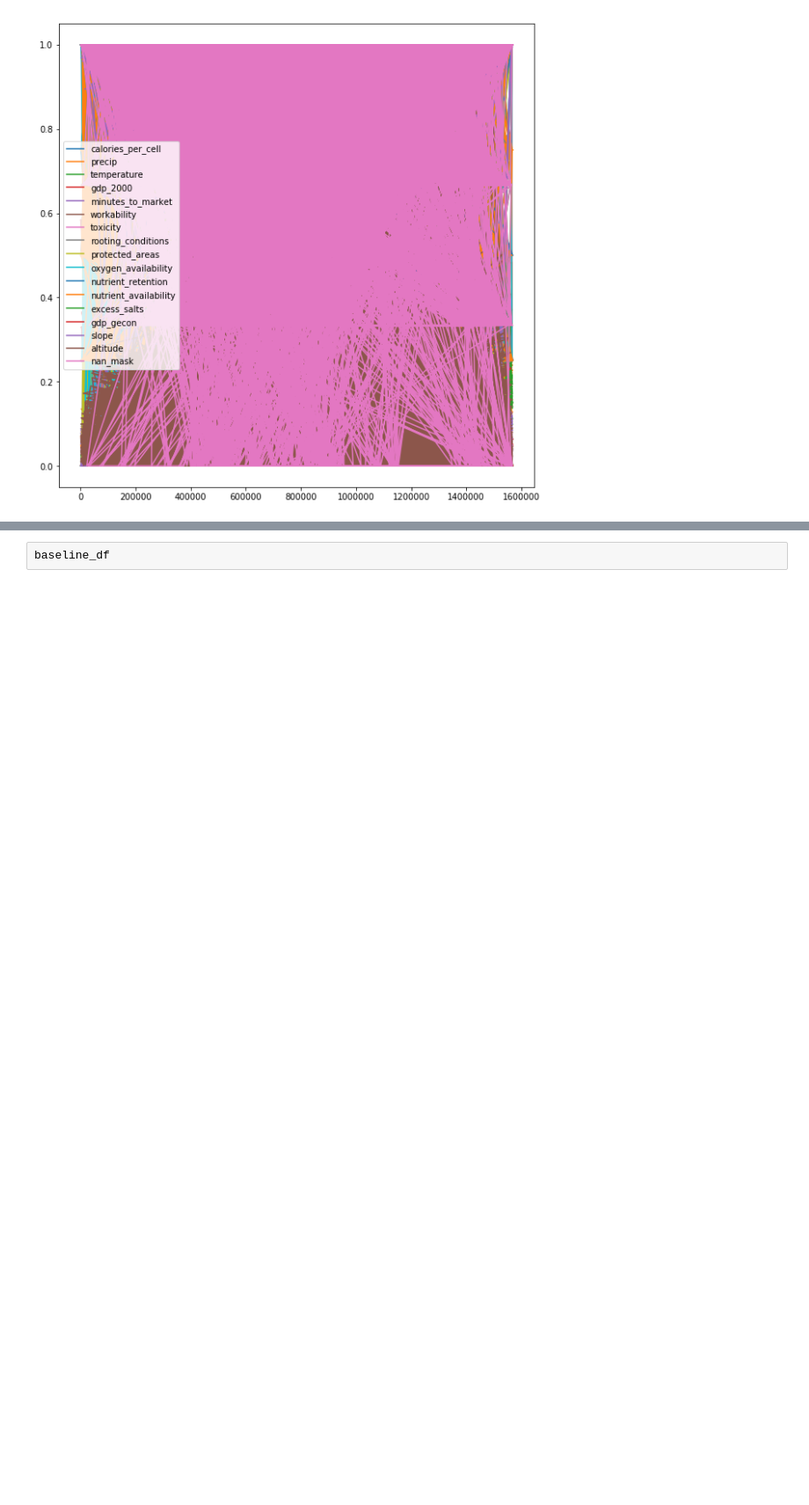
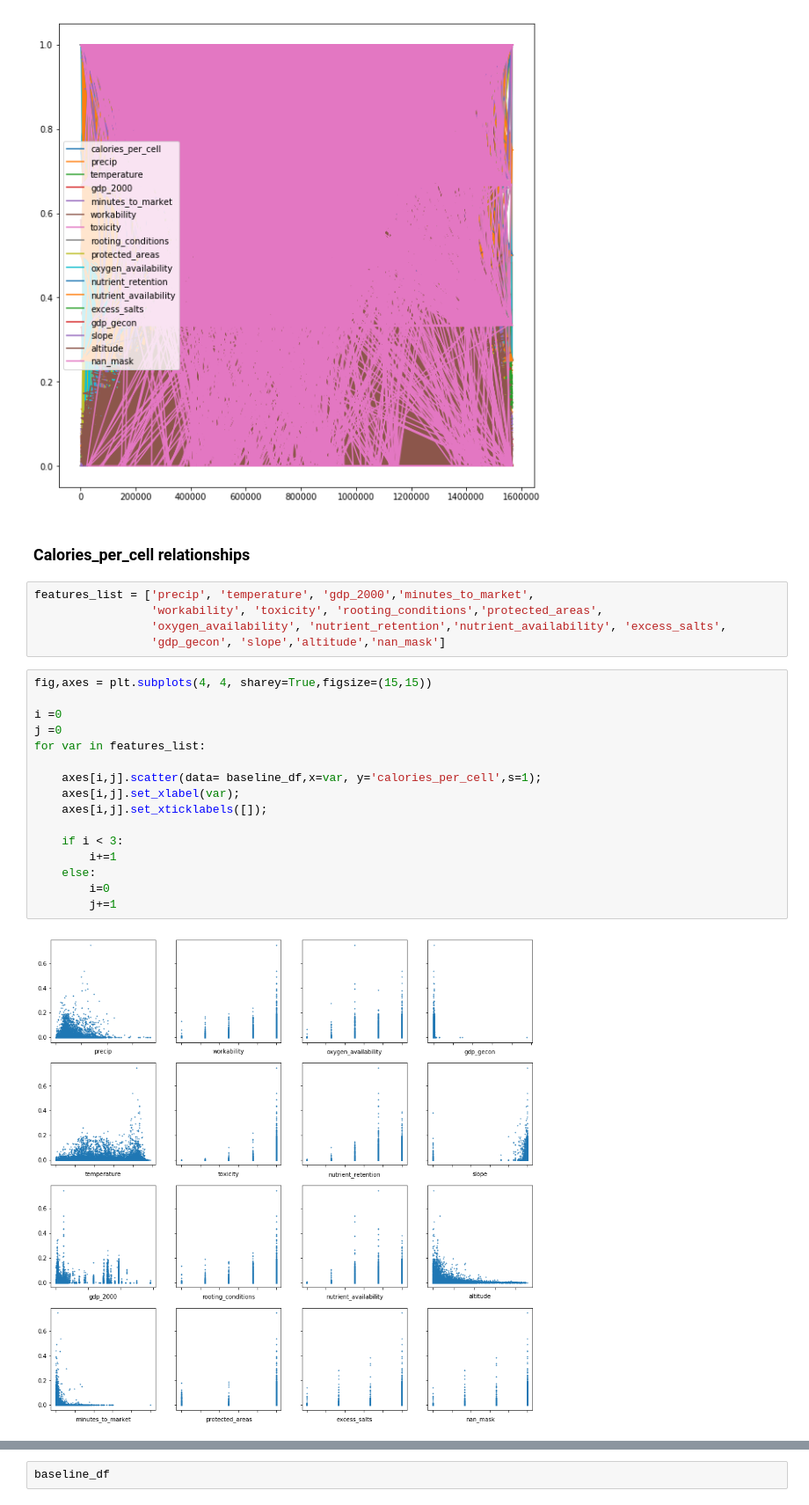
Before and after one commit to jandrewjohnson/ipbes_invest_crop_yield, a Jupyter notebook: Other_regressions_trials-Copy1.ipynb, the cells around one changed output, grey strips where cells are left out. Shown: that part at 88% size. Saved outputs shown, nothing was run; the diff lists cells and outputs as text; blank space fills up the shorter version.

```diff
--- a/Other_regressions_trials-Copy1.ipynb
+++ b/Other_regressions_trials-Copy1.ipynb
@@ -181,3 +181,28 @@ baseline_df.plot(figsize=(10,10))
 # %% [output]
 <matplotlib.axes._subplots.AxesSubplot at 0x...>
 [figure]
+# %% [markdown]
+### Calories_per_cell relationships
+# %%
+features_list = ['precip', 'temperature', 'gdp_2000','minutes_to_market',
+                 'workability', 'toxicity', 'rooting_conditions','protected_areas',
+                 'oxygen_availability', 'nutrient_retention','nutrient_availability', 'excess_salts',
+                 'gdp_gecon', 'slope','altitude','nan_mask']
+# %%
+fig,axes = plt.subplots(4, 4, sharey=True,figsize=(15,15))
+
+i =0
+j =0
+for var in features_list:
+
+    axes[i,j].scatter(data= baseline_df,x=var, y='calories_per_cell',s=1);
+    axes[i,j].set_xlabel(var);
+    axes[i,j].set_xticklabels([]);
+
+    if i < 3:
+        i+=1
+    else:
+        i=0
+        j+=1
+# %% [output]
+[figure, added]
```
Also changed, not shown: parts of 6 cells of this notebook.
